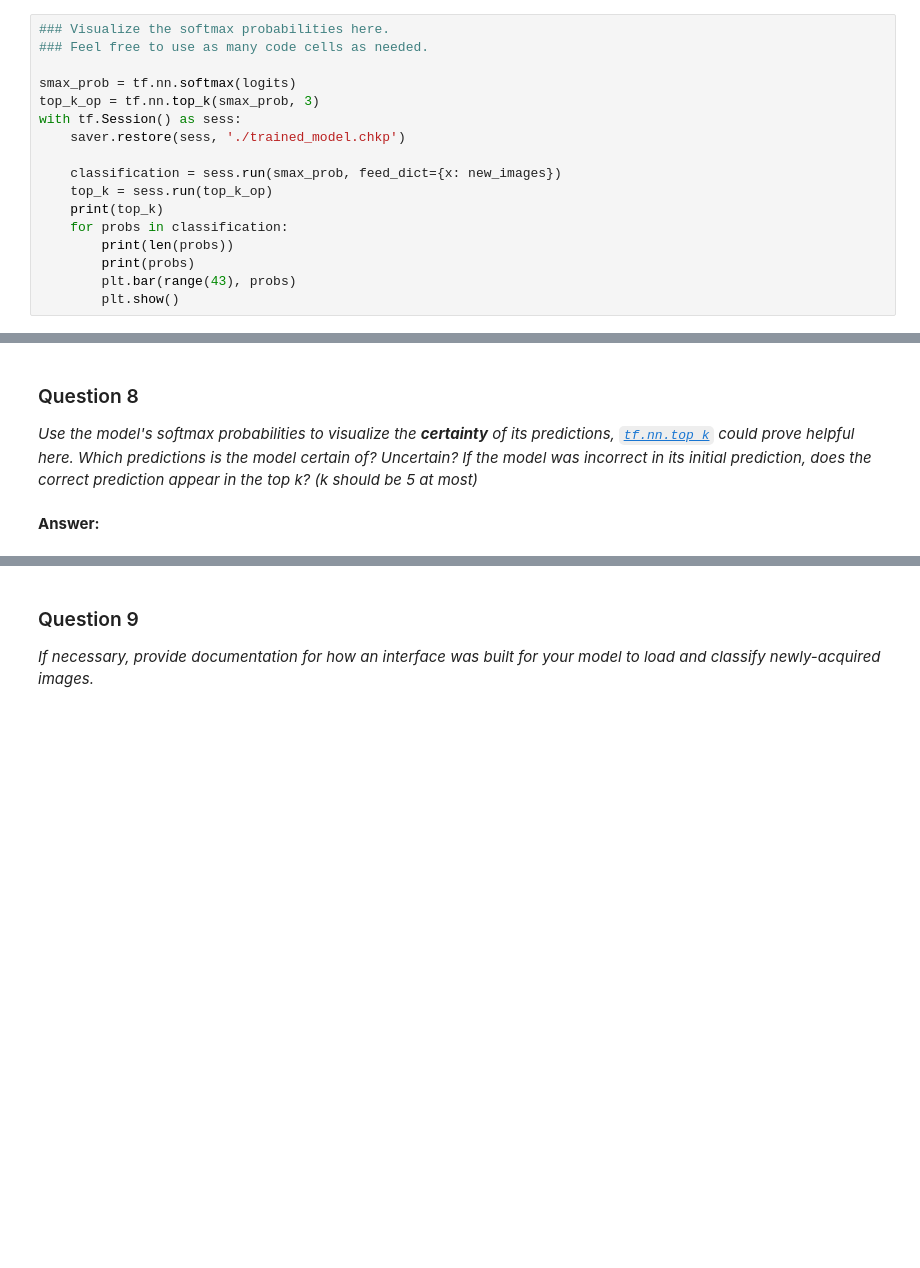
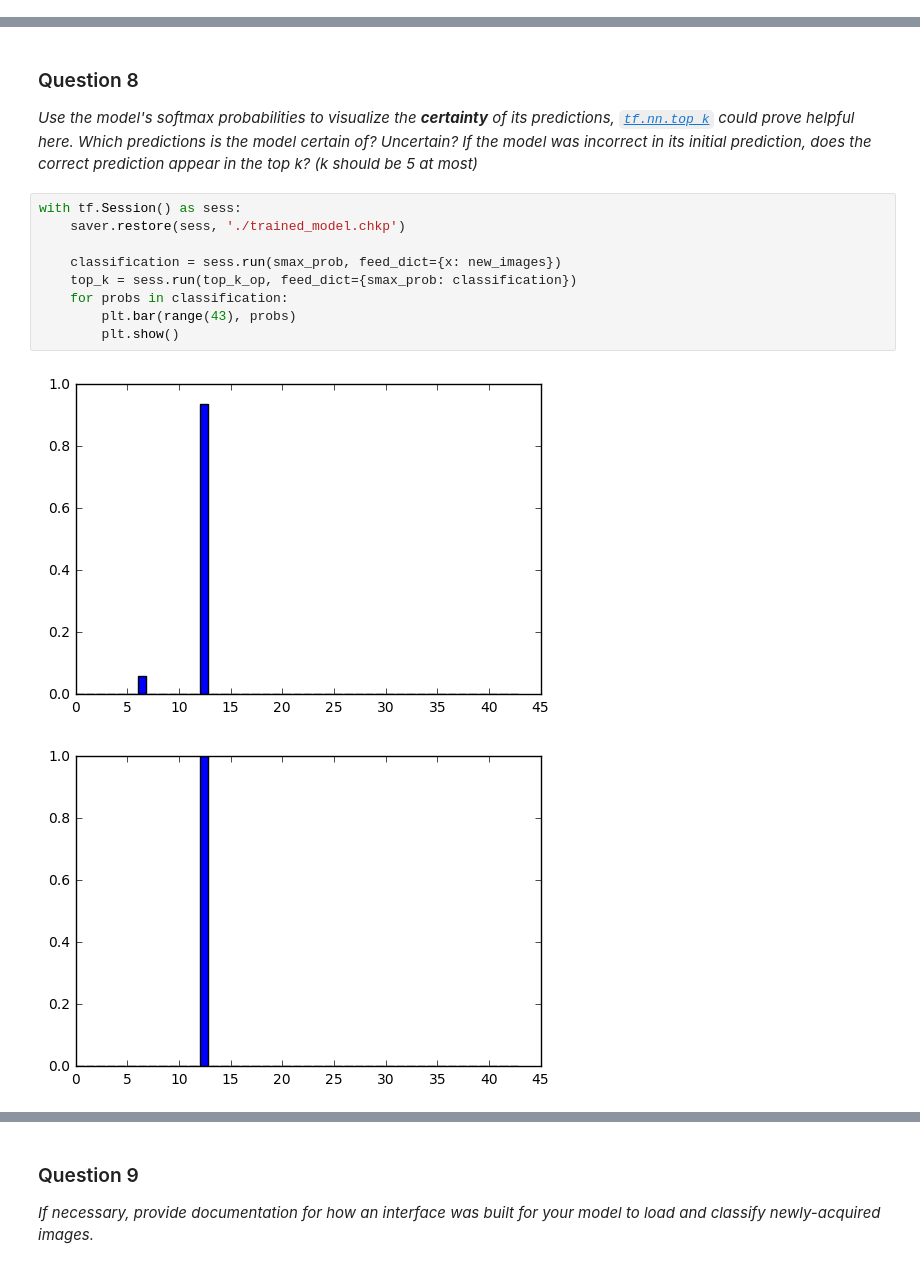
Before and after one commit to neurodrive1/traffic_signs, a Jupyter notebook: Traffic_Signs_Recognition.ipynb, the cells around one changed output, grey strips where cells are left out. Cells and saved outputs as stored; diff of their text form; blank space fills up the shorter version.

```diff
--- a/Traffic_Signs_Recognition.ipynb
+++ b/Traffic_Signs_Recognition.ipynb
@@ -529,17 +622,0 @@ _Is your model able to perform equally well on captured pictures or a live camer
-# %%
-### Visualize the softmax probabilities here.
-### Feel free to use as many code cells as needed.
-
-smax_prob = tf.nn.softmax(logits)
-top_k_op = tf.nn.top_k(smax_prob, 3)
-with tf.Session() as sess:
-    saver.restore(sess, './trained_model.chkp')
-
-    classification = sess.run(smax_prob, feed_dict={x: new_images})
-    top_k = sess.run(top_k_op)
-    print(top_k)
-    for probs in classification:
-        print(len(probs))
-        print(probs)
-        plt.bar(range(43), probs)
-        plt.show()
@@ -552,5 +628,15 @@ InvalidArgumentError: You must feed a value for placeholder tensor 'Placeholder'
 ### Question 8
 
 *Use the model's softmax probabilities to visualize the **certainty** of its predictions, [`tf.nn.top_k`](https://www.tensorflow.org/versions/r0.11/api_docs/python/nn.html#top_k) could prove helpful here. Which predictions is the model certain of? Uncertain? If the model was incorrect in its initial prediction, does the correct prediction appear in the top k? (k should be 5 at most)*
-# %% [markdown]
-**Answer:**
+# %%
+with tf.Session() as sess:
+    saver.restore(sess, './trained_model.chkp')
+
+    classification = sess.run(smax_prob, feed_dict={x: new_images})
+    top_k = sess.run(top_k_op, feed_dict={smax_prob: classification})
+    for probs in classification:
+        plt.bar(range(43), probs)
+        plt.show()
+# %% [output]
+[figure, added]
+[figure, added]
```
Also changed, not shown: parts of 13 cells of this notebook.
